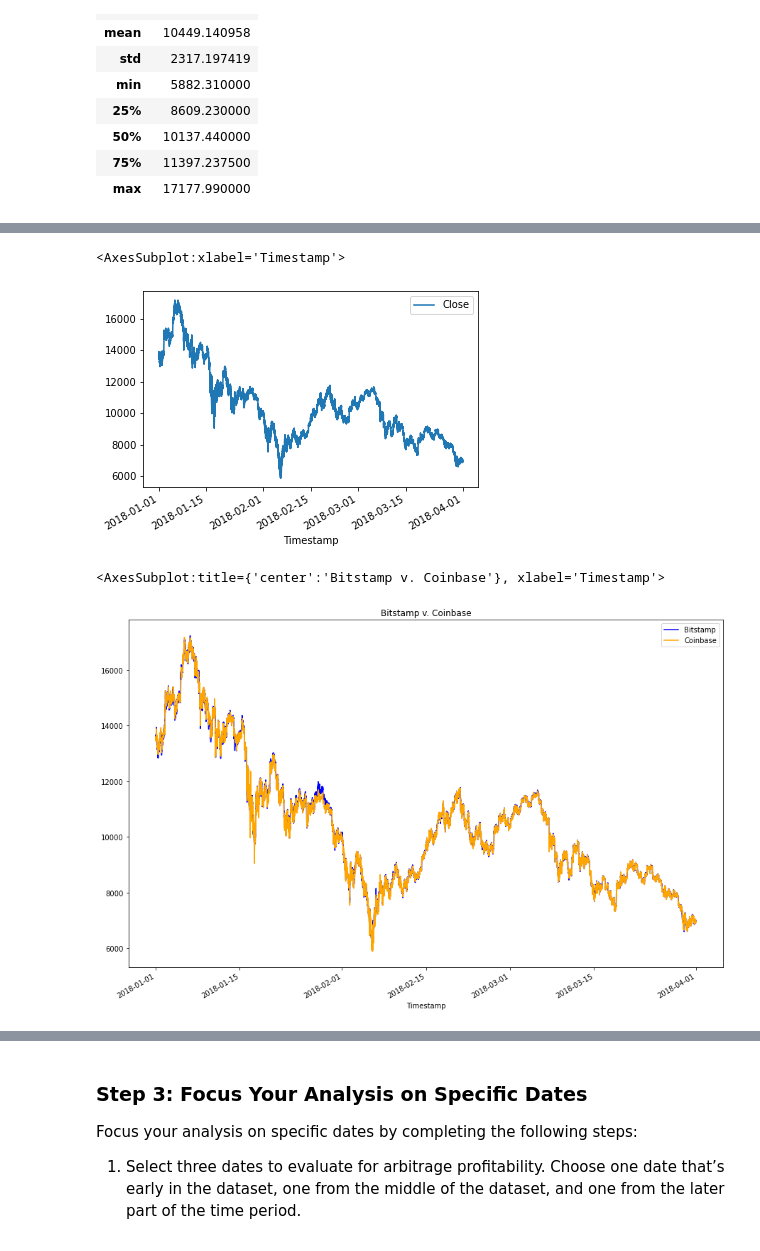
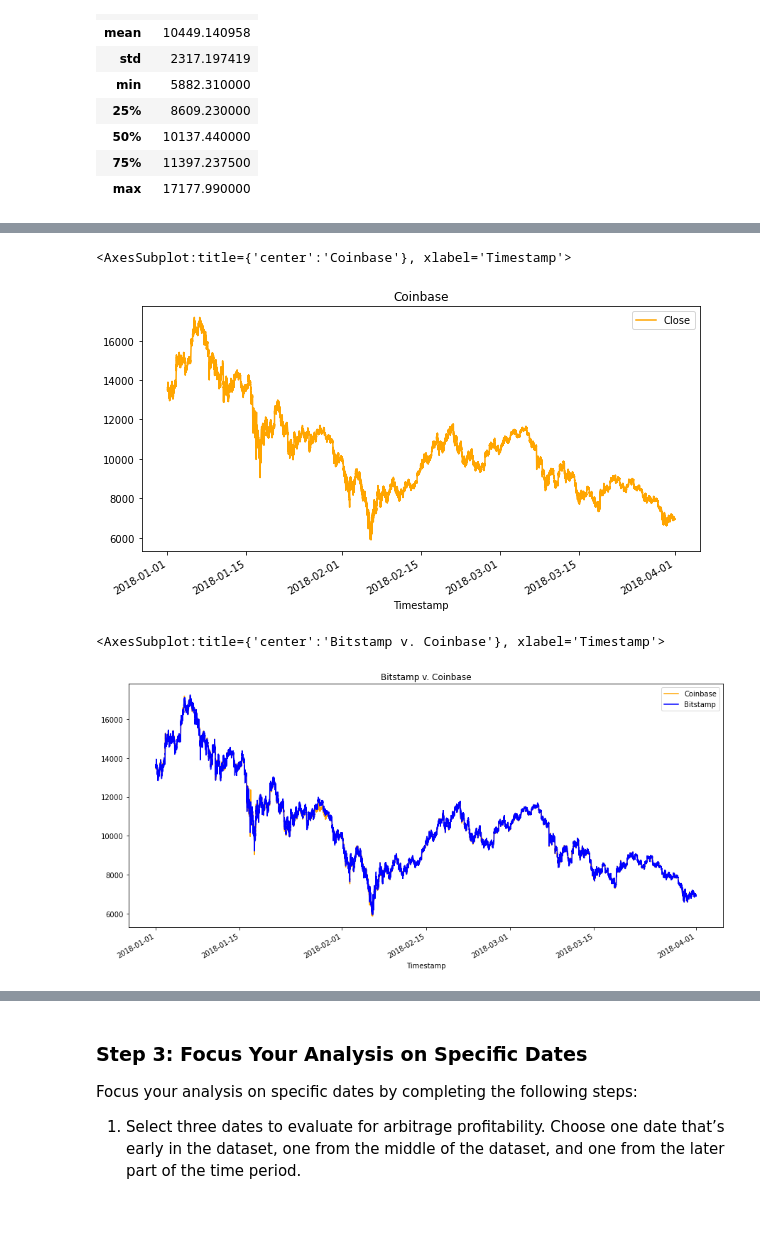
Before and after one commit to wong561/mod-3-challenge, a Jupyter notebook: Starter_Code/crypto_arbitrage.ipynb, the cells around one changed output, grey strips where cells are left out. Saved outputs shown, nothing was run; the diff lists cells and outputs as text; code cells hidden in the pictures; blank space fills up the shorter version.

```diff
--- a/Starter_Code/crypto_arbitrage.ipynb
+++ b/Starter_Code/crypto_arbitrage.ipynb
@@ -263,16 +263,15 @@ coinbase = coinbase_csvpath
 coinbase_df=pd.read_csv(coinbase,index_col="Timestamp", infer_datetime_format=True, parse_dates=True)
 coinbase_df.loc[:, "Close"] = coinbase_df.loc[:, "Close"].str.replace("$", "", regex=True)
 coinbase_no_usd_df= coinbase_df.loc[:, "Close"]
-print(coinbase_df.loc[:, "Close"] )
+print(coinbase_df.iloc[:, [3]] )
 print("$$$$$$$$$$$$$$$$$$$$$$$$$$$$$$$$$$$$$$$$$$$$$$$$$$$$")
-print(coinbase_df)
+
 print("=======%%%%%%%%%%%%%%%%%%%%%%%%%==============%%%%%%%%%%%%%%%%%%%%")
 coinbase_df.loc[:,"Close"]= coinbase_df.loc[:,"Close"].astype("float")
 coinbase_df
 print(coinbase_df.head(5))
 print(coinbase_df.tail(5))
-coinbase_df.dropna()
+coinbase_df=coinbase_df.dropna()
+coinbase_df =coinbase_df.drop_duplicates()
 print("#############______________________##########################")
-
-print(coinbase_df)
 # %% [output]
@@ -416,21 +424,23 @@ bitstamp_df.iloc[:, [3]].plot()
 # %%
 # Create a line plot for the coinbase DataFrame for the full length of time in the dataset
 # Be sure that the figure size, title, and color are tailored to each visualization
 # YOUR CODE HERE
 import numpy as np
 coinbase_plot_df=pd.DataFrame(np.random.randn(90,1),index=pd.date_range("2018-01-01 00:00:00",periods=90),columns=["Close"])
-coinbase_df.iloc[:,[3]].plot()
+coinbase_df.iloc[:,[3]].plot(figsize=(10, 5), title="Coinbase", color="orange")
 # %% [output]
-<AxesSubplot:xlabel='Timestamp'>
+<AxesSubplot:title={'center':'Coinbase'}, xlabel='Timestamp'>
-[figure, old version]
+[figure, new version]
 # %%
 # Overlay the visualizations for the bitstamp and coinbase DataFrames in one plot
 # The plot should visualize the prices over the full lenth of the dataset
 # Be sure to include the parameters: legend, figure size, title, and color and label
 # YOUR CODE HERE
+coinbase_df['Close'].plot(legend=True, figsize=(15, 7), title="Bitstamp v. Coinbase", color="orange", label="Coinbase")
+bitstamp_df['Close'].plot(legend=True, figsize=(15, 7), color="blue", label="Bitstamp")
 # %% [output]
 <AxesSubplot:title={'center':'Bitstamp v. Coinbase'}, xlabel='Timestamp'>
-[figure, old version]
+[figure, new version]
 # %%
 # Using the loc and plot functions, create an overlay plot that visualizes
 # the price action of both DataFrames for a one month period early in the dataset
```
Also changed, not shown: parts of 11 cells of this notebook.
